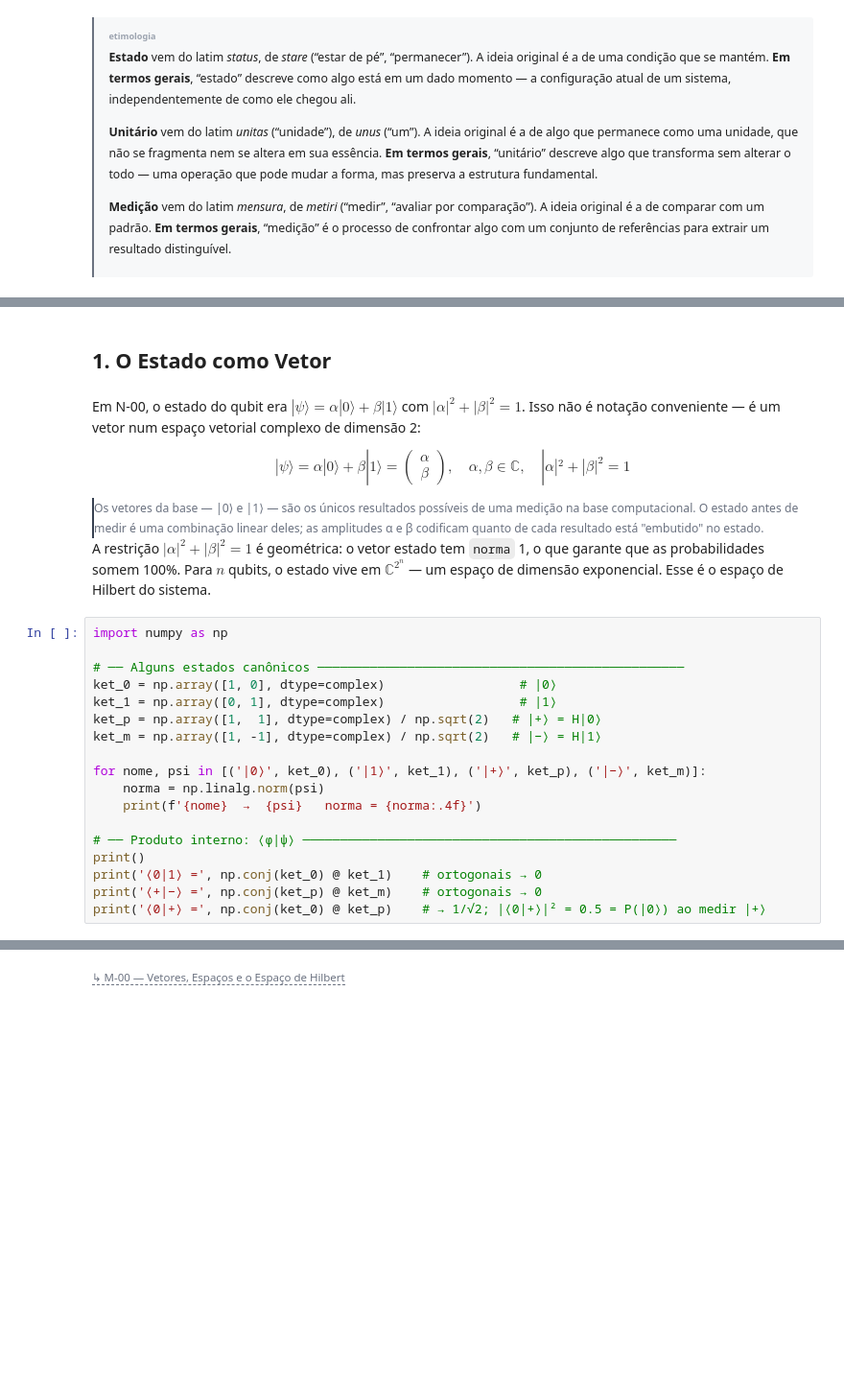
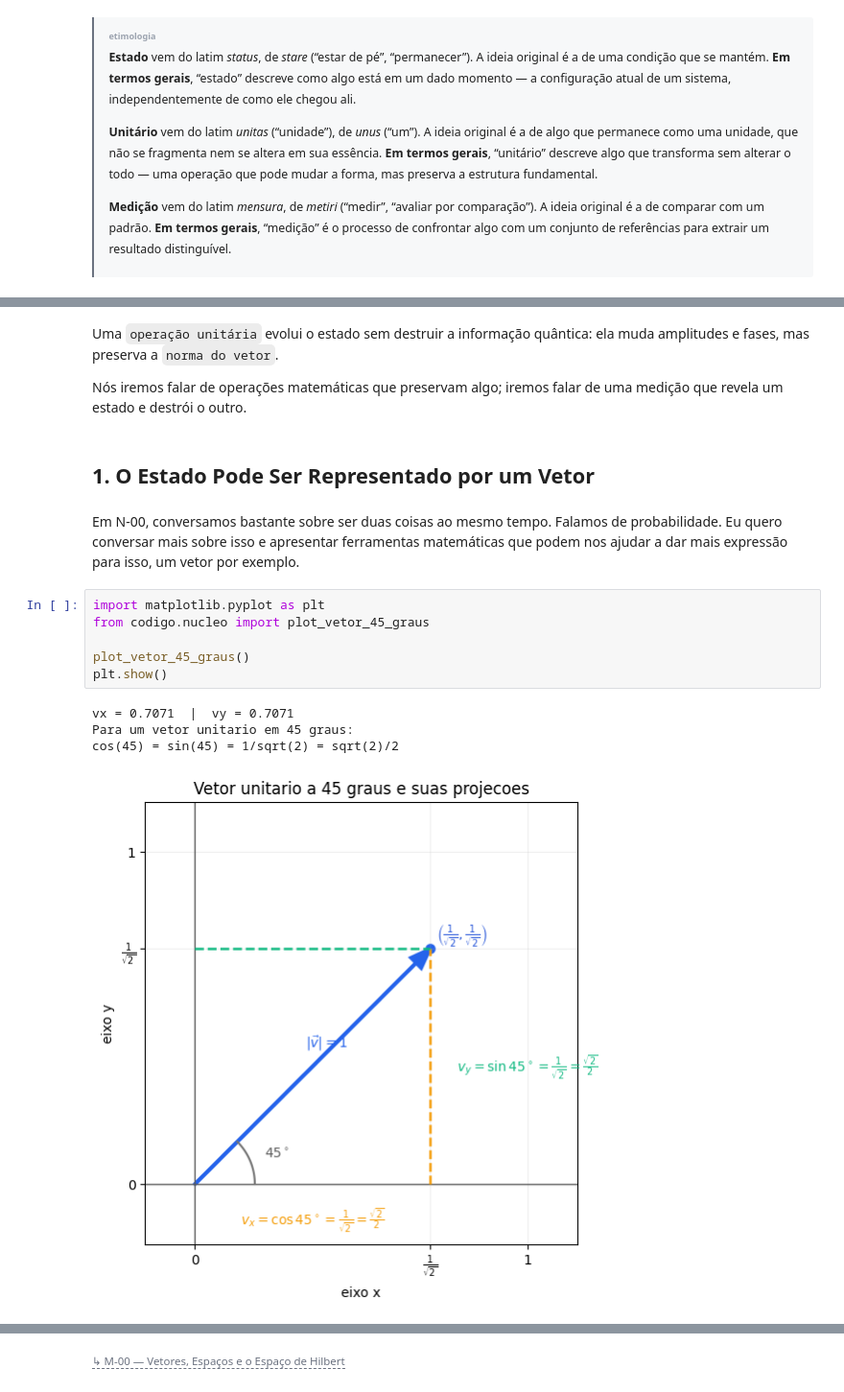
Before and after one commit to Green-Cinnamon-Labs/spectral-quantum-playground, a Jupyter notebook: nucleo/N-01.ipynb, the cells around one changed output, grey strips where cells are left out. Shown at 96% size. Saved outputs shown, nothing was run; the diff lists cells and outputs as text; blank space fills up the shorter version.

```diff
--- a/nucleo/N-01.ipynb
+++ b/nucleo/N-01.ipynb
@@ -26,30 +20,19 @@ Estamos executando operações que preservam tudo; a medição revela um bit e d
+# %% [markdown]
+Uma `operação unitária` evolui o estado sem destruir a informação quântica: ela muda amplitudes e fases, mas preserva a `norma do vetor`.
+
+Nós iremos falar de operações matemáticas que preservam algo; iremos falar de uma medição que revela um estado e destrói o outro.
 # %% [markdown]
-## 1. O Estado como Vetor
+## 1. O Estado Pode Ser Representado por um Vetor
-# %% [markdown]
-Em N-00, o estado do qubit era $|\psi\rangle = \alpha|0\rangle + \beta|1\rangle$ com $|\alpha|^2 + |\beta|^2 = 1$. Isso não é notação conveniente — é um vetor num espaço vetorial complexo de dimensão 2:
-
-$$|\psi\rangle = \alpha|0\rangle + \beta|1\rangle = \begin{pmatrix} \alpha \\ \beta \end{pmatrix}, \quad \alpha, \beta \in \mathbb{C}, \quad |\alpha|^2 + |\beta|^2 = 1$$
-
-<div style="margin: -0.6em 0 1.4em 0; font-size: 0.87em; color: #6b7280; line-height: 1.65; padding-left: 1.1em; border-left: 2px solid #374151;">
-Os vetores da base — |0⟩ e |1⟩ — são os únicos resultados possíveis de uma medição na base computacional. O estado antes de medir é uma combinação linear deles; as amplitudes α e β codificam quanto de cada resultado está "embutido" no estado.
-</div>
-
-A restrição $|\alpha|^2 + |\beta|^2 = 1$ é geométrica: o vetor estado tem `norma` 1, o que garante que as probabilidades somem 100%. Para $n$ qubits, o estado vive em $\mathbb{C}^{2^n}$ — um espaço de dimensão exponencial. Esse é o espaço de Hilbert do sistema.
-# %%
-import numpy as np
-
-# ── Alguns estados canônicos ─────────────────────────────────────────────────
-ket_0 = np.array([1, 0], dtype=complex)                  # |0⟩
-ket_1 = np.array([0, 1], dtype=complex)                  # |1⟩
-ket_p = np.array([1,  1], dtype=complex) / np.sqrt(2)   # |+⟩ = H|0⟩
-ket_m = np.array([1, -1], dtype=complex) / np.sqrt(2)   # |−⟩ = H|1⟩
-
-for nome, psi in [('|0⟩', ket_0), ('|1⟩', ket_1), ('|+⟩', ket_p), ('|−⟩', ket_m)]:
-    norma = np.linalg.norm(psi)
-    print(f'{nome}  →  {psi}   norma = {norma:.4f}')
-
-# ── Produto interno: ⟨φ|ψ⟩ ──────────────────────────────────────────────────
-print()
-print('⟨0|1⟩ =', np.conj(ket_0) @ ket_1)    # ortogonais → 0
-print('⟨+|−⟩ =', np.conj(ket_p) @ ket_m)    # ortogonais → 0
-print('⟨0|+⟩ =', np.conj(ket_0) @ ket_p)    # → 1/√2; |⟨0|+⟩|² = 0.5 = P(|0⟩) ao medir |+⟩
+# %% [markdown]
+Em N-00, conversamos bastante sobre ser duas coisas ao mesmo tempo. Falamos de probabilidade. Eu quero conversar mais sobre isso e apresentar ferramentas matemáticas que podem nos ajudar a dar mais expressão para isso, um vetor por exemplo.
+# %%
+import matplotlib.pyplot as plt
+from codigo.nucleo import plot_vetor_45_graus
+
+plot_vetor_45_graus()
+plt.show()
+# %% [output]
+vx = 0.7071  |  vy = 0.7071
+Para um vetor unitario em 45 graus:
+cos(45) = sin(45) = 1/sqrt(2) = sqrt(2)/2
+[figure, added]
```
Also changed, not shown: parts of 43 cells of this notebook, 13 other files.
